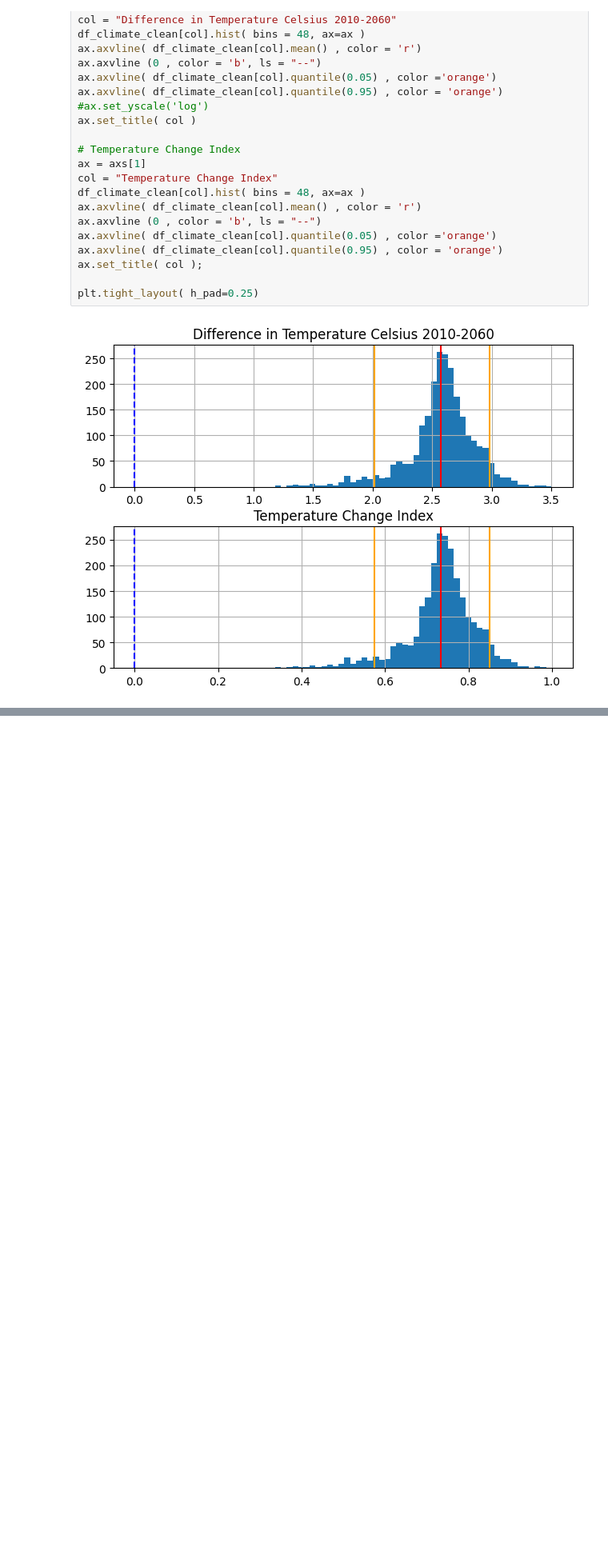
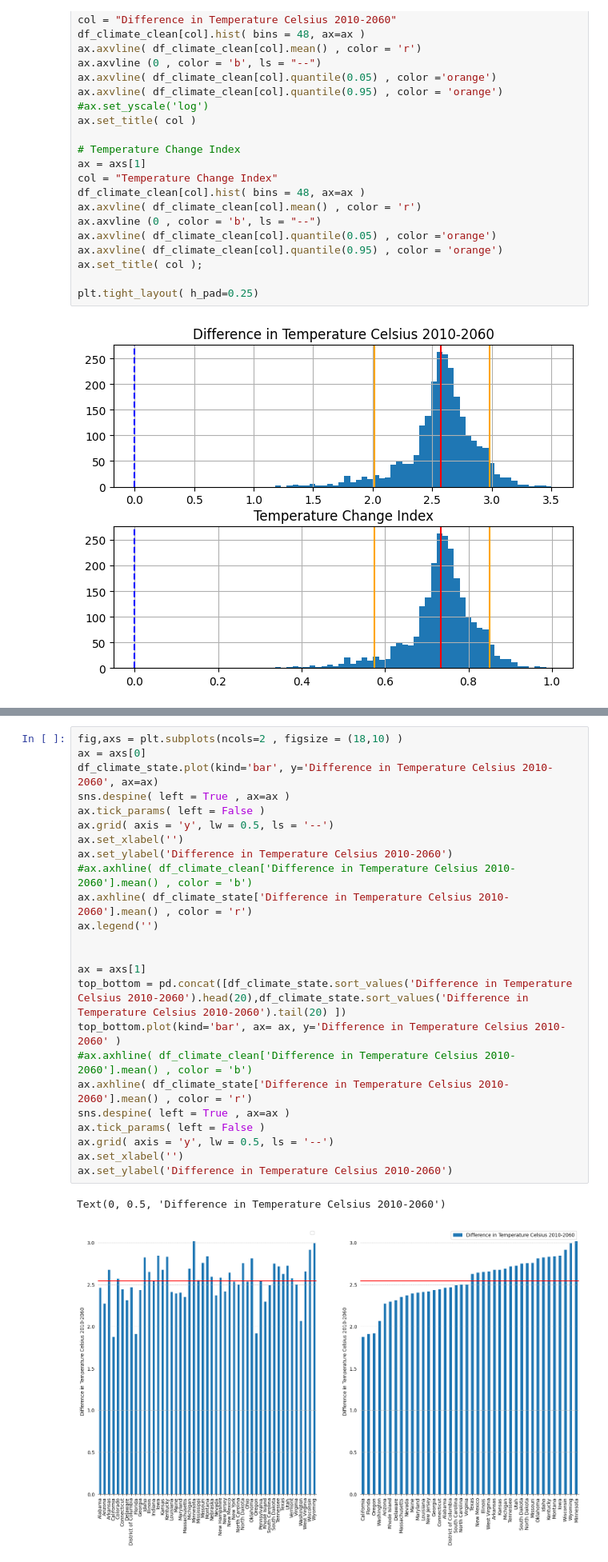
Before and after one commit to jolieleung/climate-treeAnalysis, a Jupyter notebook: urbanforest_threats/Data/urbanforest-threats_eda.ipynb, the cells around one changed output, grey strips where cells are left out. Shown at 80% size. Cells and saved outputs as stored; diff of their text form; blank space fills up the shorter version.

```diff
--- a/urbanforest_threats/Data/urbanforest-threats_eda.ipynb
+++ b/urbanforest_threats/Data/urbanforest-threats_eda.ipynb
@@ -385,0 +547,27 @@ plt.tight_layout( h_pad=0.25)
+# %%
+fig,axs = plt.subplots(ncols=2 , figsize = (18,10) )
+ax = axs[0]
+df_climate_state.plot(kind='bar', y='Difference in Temperature Celsius 2010-2060', ax=ax)
+sns.despine( left = True , ax=ax )
+ax.tick_params( left = False )
+ax.grid( axis = 'y', lw = 0.5, ls = '--')
+ax.set_xlabel('')
+ax.set_ylabel('Difference in Temperature Celsius 2010-2060')
+#ax.axhline( df_climate_clean['Difference in Temperature Celsius 2010-2060'].mean() , color = 'b')
+ax.axhline( df_climate_state['Difference in Temperature Celsius 2010-2060'].mean() , color = 'r')
+ax.legend('')
+
+
+ax = axs[1]
+top_bottom = pd.concat([df_climate_state.sort_values('Difference in Temperature Celsius 2010-2060').head(20),df_climate_state.sort_values('Difference in Temperature Celsius 2010-2060').tail(20) ])
+top_bottom.plot(kind='bar', ax= ax, y='Difference in Temperature Celsius 2010-2060' )
+#ax.axhline( df_climate_clean['Difference in Temperature Celsius 2010-2060'].mean() , color = 'b')
+ax.axhline( df_climate_state['Difference in Temperature Celsius 2010-2060'].mean() , color = 'r')
+sns.despine( left = True , ax=ax )
+ax.tick_params( left = False )
+ax.grid( axis = 'y', lw = 0.5, ls = '--')
+ax.set_xlabel('')
+ax.set_ylabel('Difference in Temperature Celsius 2010-2060')
+# %% [output]
+Text(0, 0.5, 'Difference in Temperature Celsius 2010-2060')
+[figure, added]
```
Also changed, not shown: parts of 39 cells of this notebook, 8 other files.
